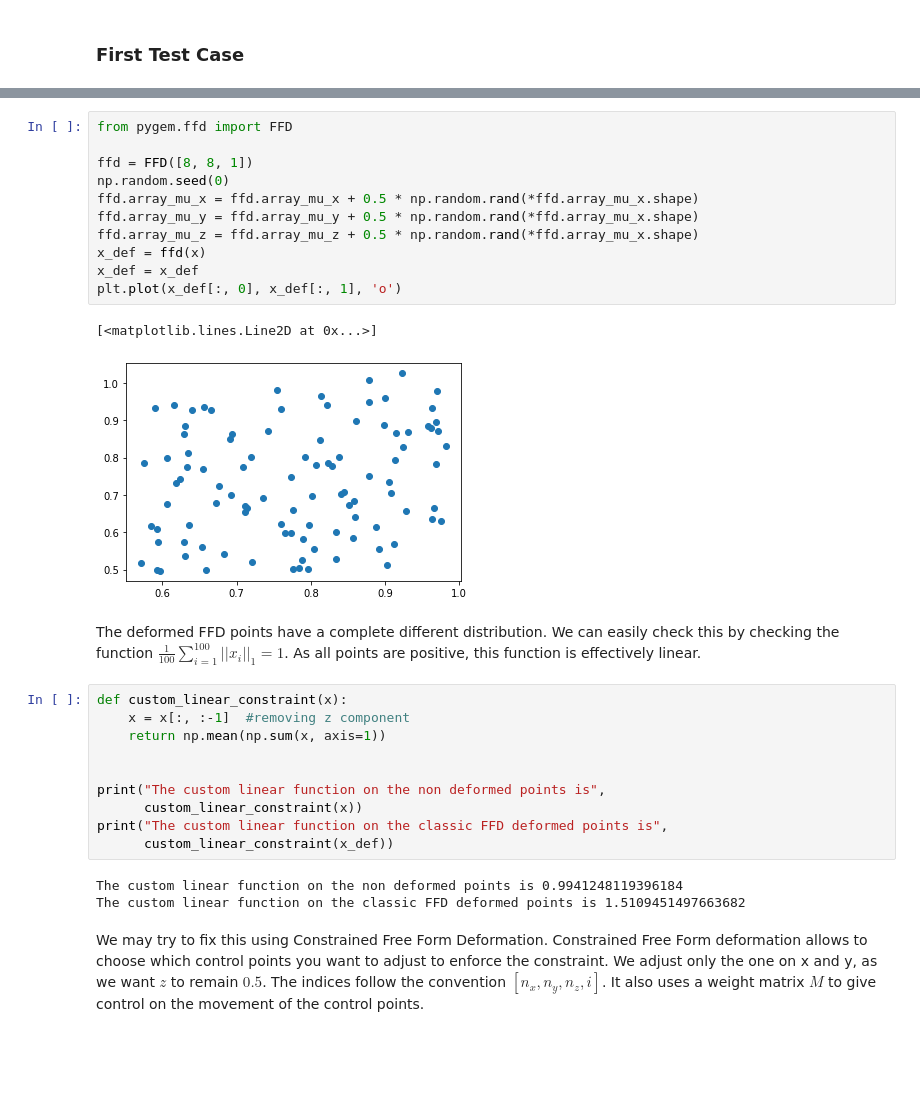
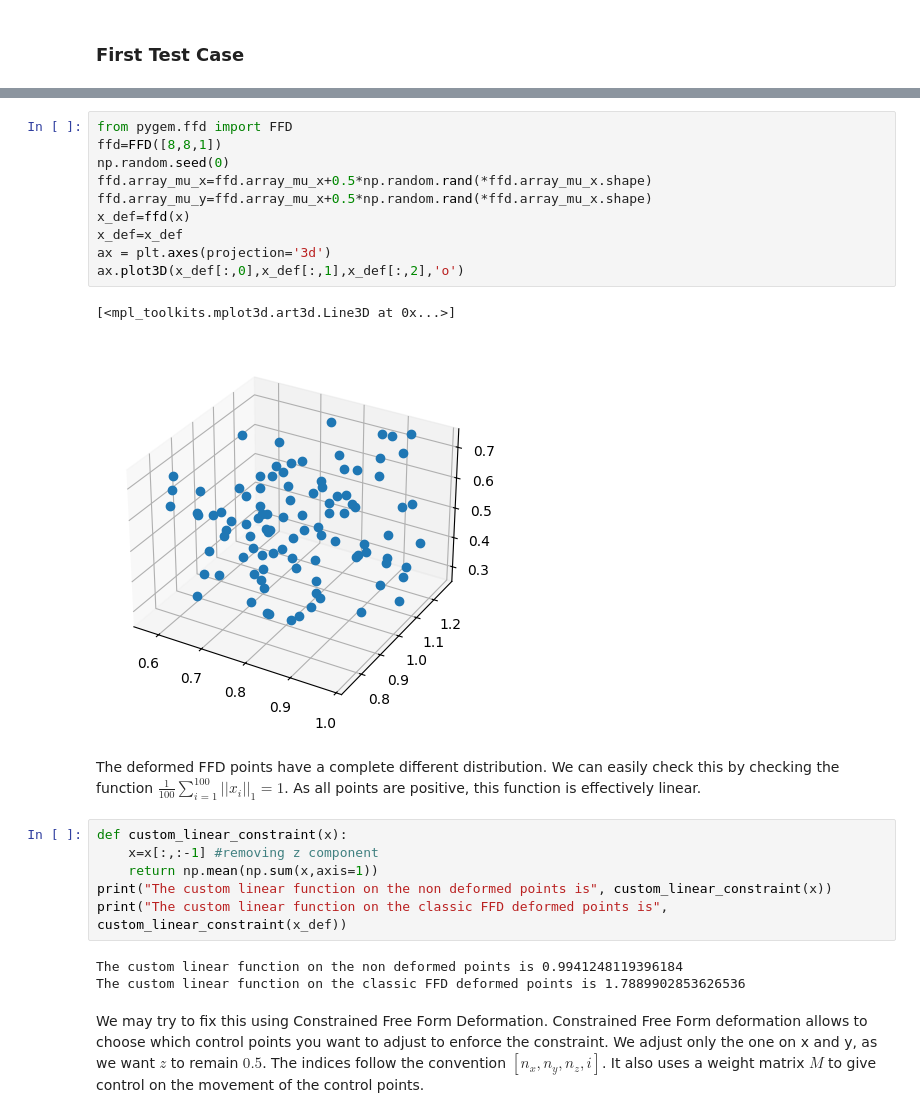
Before and after one commit to mathLab/PyGeM, a Jupyter notebook: tutorials/tutorial7/tutorial-7-cffd.ipynb, the cells around one changed output, grey strips where cells are left out. Drawn from its saved outputs; the diff is of its cells as text; blank space fills up the shorter version.

```diff
--- a/tutorials/tutorial7/tutorial-7-cffd.ipynb
+++ b/tutorials/tutorial7/tutorial-7-cffd.ipynb
@@ -33,32 +32,27 @@ Let's start by deforming the points by appling applying FFD
 # %%
 from pygem.ffd import FFD
-
-ffd = FFD([8, 8, 1])
+ffd=FFD([8,8,1])
 np.random.seed(0)
-ffd.array_mu_x = ffd.array_mu_x + 0.5 * np.random.rand(*ffd.array_mu_x.shape)
-ffd.array_mu_y = ffd.array_mu_y + 0.5 * np.random.rand(*ffd.array_mu_x.shape)
-ffd.array_mu_z = ffd.array_mu_z + 0.5 * np.random.rand(*ffd.array_mu_x.shape)
-x_def = ffd(x)
-x_def = x_def
-plt.plot(x_def[:, 0], x_def[:, 1], 'o')
+ffd.array_mu_x=ffd.array_mu_x+0.5*np.random.rand(*ffd.array_mu_x.shape)
+ffd.array_mu_y=ffd.array_mu_x+0.5*np.random.rand(*ffd.array_mu_x.shape)
+x_def=ffd(x)
+x_def=x_def
+ax = plt.axes(projection='3d')
+ax.plot3D(x_def[:,0],x_def[:,1],x_def[:,2],'o')
 # %% [output]
-[<matplotlib.lines.Line2D at 0x...>]
+[<mpl_toolkits.mplot3d.art3d.Line3D at 0x...>]
-[figure, old version]
+[figure, new version]
 # %% [markdown]
 The deformed FFD points have a complete different distribution. We can easily check this by checking the function $\frac{1}{100}\sum_{i=1}^{100} ||x_{i}||_{1}= 1$. As all points are positive, this function is effectively linear.
 # %%
 def custom_linear_constraint(x):
-    x = x[:, :-1]  #removing z component
-    return np.mean(np.sum(x, axis=1))
-
-
-print("The custom linear function on the non deformed points is",
-      custom_linear_constraint(x))
-print("The custom linear function on the classic FFD deformed points is",
-      custom_linear_constraint(x_def))
+    x=x[:,:-1] #removing z component
+    return np.mean(np.sum(x,axis=1))
+print("The custom linear function on the non deformed points is", custom_linear_constraint(x))
+print("The custom linear function on the classic FFD deformed points is", custom_linear_constraint(x_def))
 # %% [output]
 The custom linear function on the non deformed points is 0.9941248119396184
-The custom linear function on the classic FFD deformed points is 1.5109451497663682
+The custom linear function on the classic FFD deformed points is 1.7889902853626536
 # %% [markdown]
 We may try to fix this using Constrained Free Form Deformation. Constrained Free Form deformation allows to choose which control points you want to adjust to enforce the constraint. We adjust only the one on x and y, as we want $z$ to remain $0.5$. The indices follow the convention
 $[n_{x},n_{y},n_{z},i]$. It also uses a weight matrix $M$ to give control on the movement of the control points.
```
Also changed, not shown: parts of 12 cells of this notebook, 12 other files.
